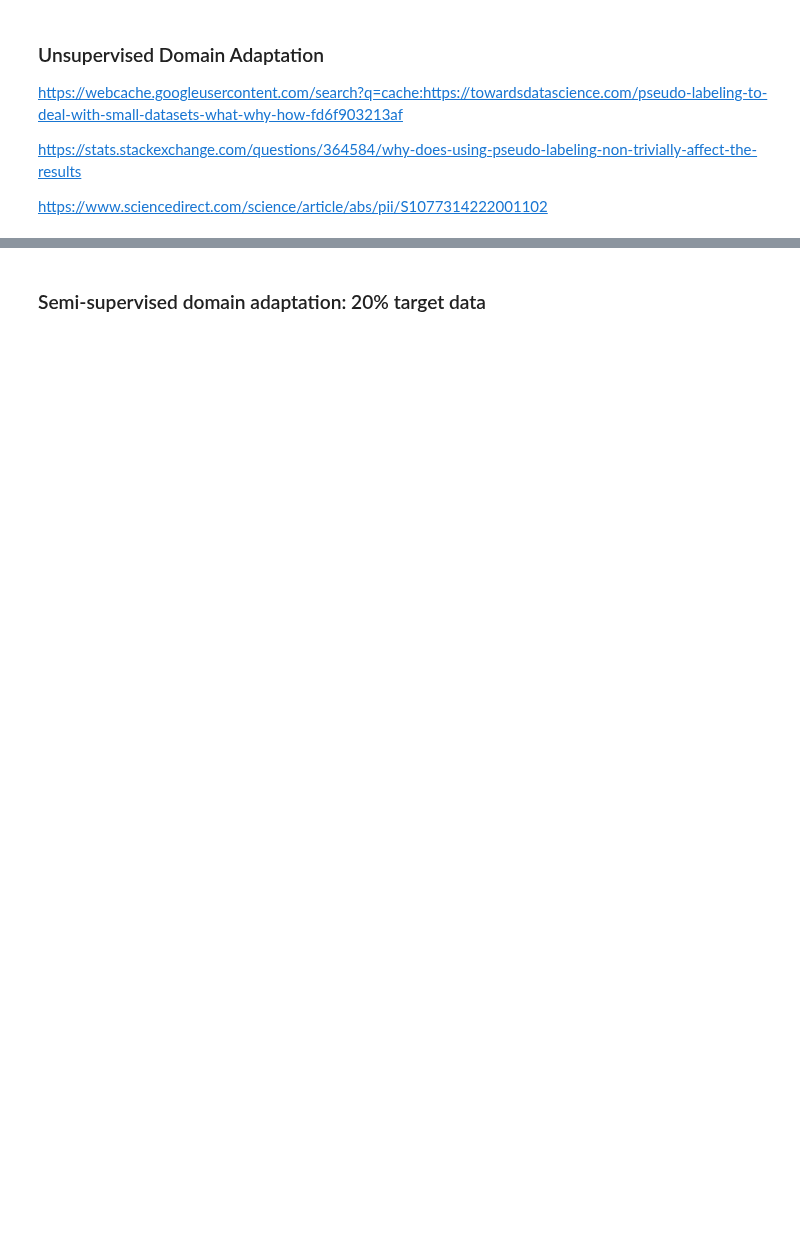
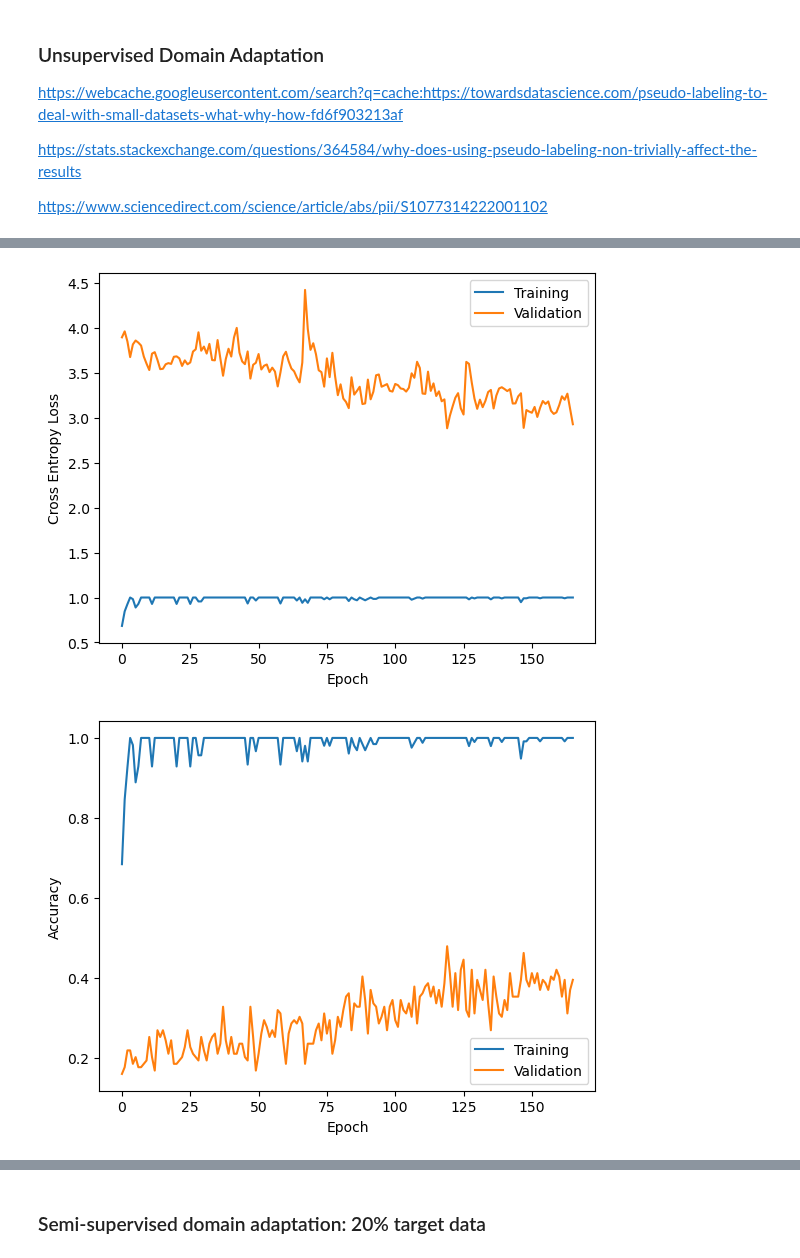
Before and after one commit to dimits-ts/deep_vision_domain_adaptation, a Jupyter notebook: domain_adaptation.ipynb, the cells around one changed output, grey strips where cells are left out. Cells and saved outputs as stored; diff of their text form; code cells hidden in the pictures; blank space fills up the shorter version.

```diff
--- a/domain_adaptation.ipynb
+++ b/domain_adaptation.ipynb
@@ -263,12 +318,3 @@ else:
     source_history = res["source_history"]
     target_history = res["target_history"]
     label_history = res["label_history"]
-# %%
-target_history = res["target_history"]
-
-plt.plot(np.array(range(len(target_history["train_acc"]))), target_history["train_acc"])
-plt.plot(np.array(range(len(target_history["val_acc"]))), target_history["val_acc"])
-plt.xlabel("Epoch")
-plt.ylabel("Accuracy")
-plt.title("Training loss")
-plt.show()
@@ -274,0 +327,6 @@ plt.show()
+# %%
+tasks.results.learning_curves_loss(target_history)
+tasks.results.learning_curves_accuracy(target_history)
+# %% [output]
+[figure, added]
+[figure, added]
```
Also changed, not shown: parts of 31 cells of this notebook, 1 other file.
